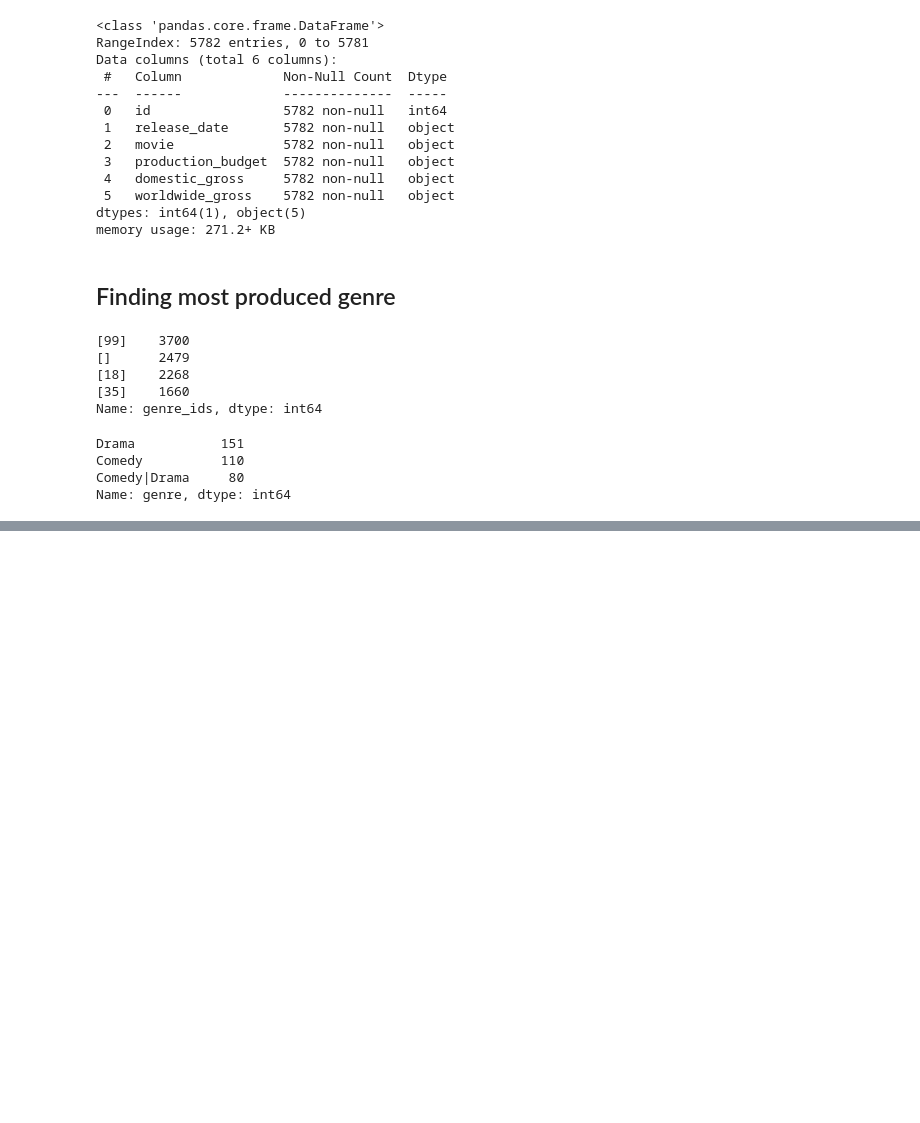
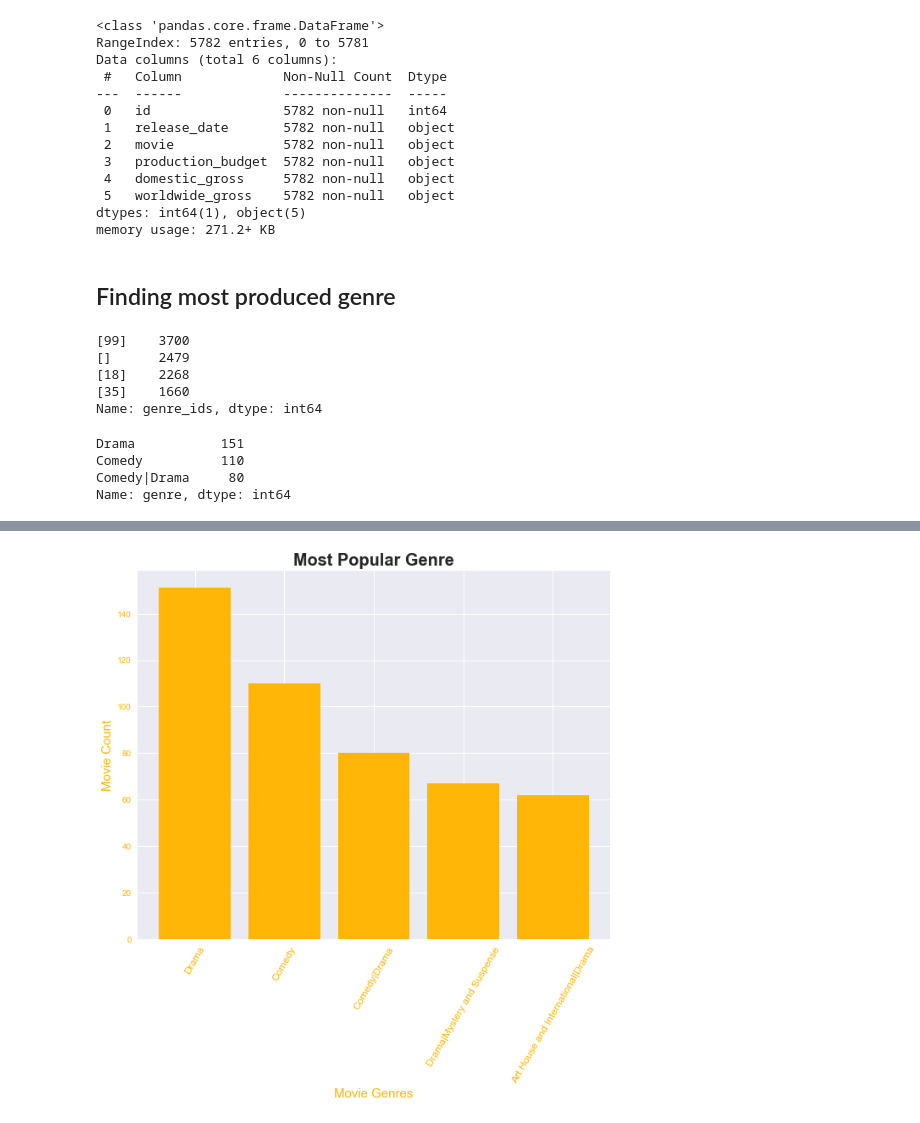
Before and after one commit to Azegele/dsc-phase-1-project, a Jupyter notebook: notebook.ipynb, the cells around one changed output, grey strips where cells are left out. Saved outputs shown, nothing was run; the diff lists cells and outputs as text; code cells hidden in the pictures; blank space fills up the shorter version.

Commit message:
Van De Graph

```diff
--- a/notebook.ipynb
+++ b/notebook.ipynb
@@ -217,0 +208,24 @@ rt_movie.iloc[10:20]
+# %%
+rt_movie_ranks=pd.DataFrame(rt_movie["genre"].value_counts())
+# %%
+movie_genres=rt_movie_ranks.index.values.tolist() #x axis,movie genres
+# %%
+Movie_count=rt_movie_ranks["genre"].values.tolist() #y axis,no.movies released
+# %%
+def make_bar_graph(color1,color2,color3,color4,color5):
+    my_colours=[color1,color2,color3,color4,color5]
+    plt.style.use("seaborn")
+    plt.set_color=("white")
+    plt.figure(figsize=(10,8))
+    plt.bar(movie_genres[:5],Movie_count[:5],color=my_colours)
+    plt.title("Most Popular Genre",fontsize=20,fontweight="bold")
+    plt.ylabel("Movie Count",fontsize=15,color=color5)
+    plt.xlabel("Movie Genres",fontsize=15,color=color5)
+    plt.xticks(rotation=60,fontsize=12,color=color5)
+    plt.yticks(color=color5)
+    return plt.show()
+# %%
+#plotting format
+make_bar_graph("#ffb606","#ffb606","#ffb606","#ffb606","#ffb606")
+# %% [output]
+[figure, added]
```
Also changed, not shown: parts of 15 cells of this notebook, 3 other files.
